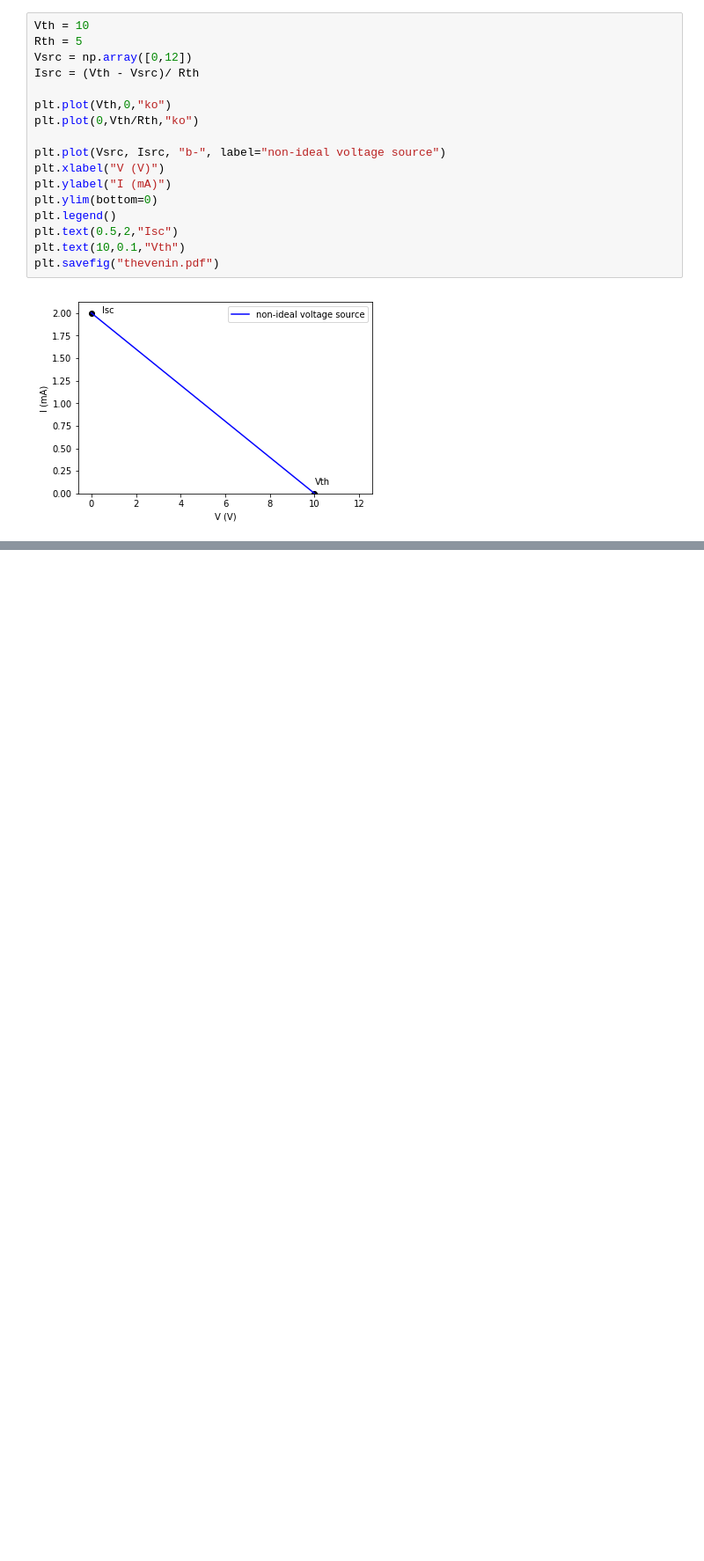
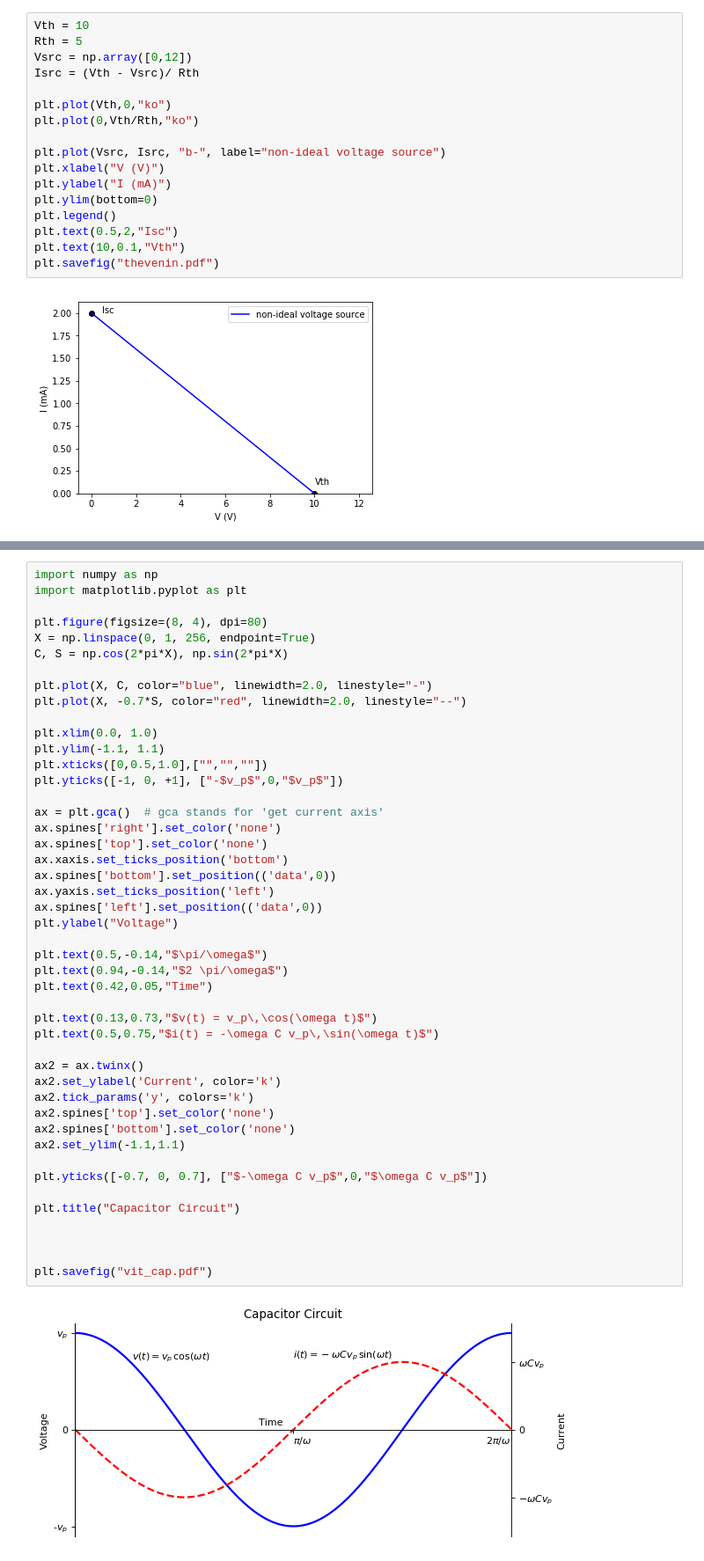
Before and after one commit to mulhearn/classwork, a Jupyter notebook: phy80/rlc/figs/rlc_figures.ipynb, the cells around one changed output, grey strips where cells are left out. Shown: that part at 88% size. Drawn from its saved outputs; the diff is of its cells as text; blank space fills up the shorter version.

```diff
--- a/phy80/rlc/figs/rlc_figures.ipynb
+++ b/phy80/rlc/figs/rlc_figures.ipynb
@@ -72,0 +122,48 @@ plt.savefig("thevenin.pdf")
+# %%
+import numpy as np
+import matplotlib.pyplot as plt
+
+plt.figure(figsize=(8, 4), dpi=80)
+X = np.linspace(0, 1, 256, endpoint=True)
+C, S = np.cos(2*pi*X), np.sin(2*pi*X)
+
+plt.plot(X, C, color="blue", linewidth=2.0, linestyle="-")
+plt.plot(X, -0.7*S, color="red", linewidth=2.0, linestyle="--")
+
+plt.xlim(0.0, 1.0)
+plt.ylim(-1.1, 1.1)
+plt.xticks([0,0.5,1.0],["","",""])
+plt.yticks([-1, 0, +1], ["-$v_p$",0,"$v_p$"])
+
+ax = plt.gca()  # gca stands for 'get current axis'
+ax.spines['right'].set_color('none')
+ax.spines['top'].set_color('none')
+ax.xaxis.set_ticks_position('bottom')
+ax.spines['bottom'].set_position(('data',0))
+ax.yaxis.set_ticks_position('left')
+ax.spines['left'].set_position(('data',0))
+plt.ylabel("Voltage")
+
+plt.text(0.5,-0.14,"$\pi/\omega$")
+plt.text(0.94,-0.14,"$2 \pi/\omega$")
+plt.text(0.42,0.05,"Time")
+
+plt.text(0.13,0.73,"$v(t) = v_p\,\cos(\omega t)$")
+plt.text(0.5,0.75,"$i(t) = -\omega C v_p\,\sin(\omega t)$")
+
+ax2 = ax.twinx()
+ax2.set_ylabel('Current', color='k')
+ax2.tick_params('y', colors='k')
+ax2.spines['top'].set_color('none')
+ax2.spines['bottom'].set_color('none')
+ax2.set_ylim(-1.1,1.1)
+
+plt.yticks([-0.7, 0, 0.7], ["$-\omega C v_p$",0,"$\omega C v_p$"])
+
+plt.title("Capacitor Circuit")
+
+
+
+plt.savefig("vit_cap.pdf")
+# %% [output]
+[figure, added]
```
Also changed, not shown: parts of 8 cells of this notebook, 13 other files.
